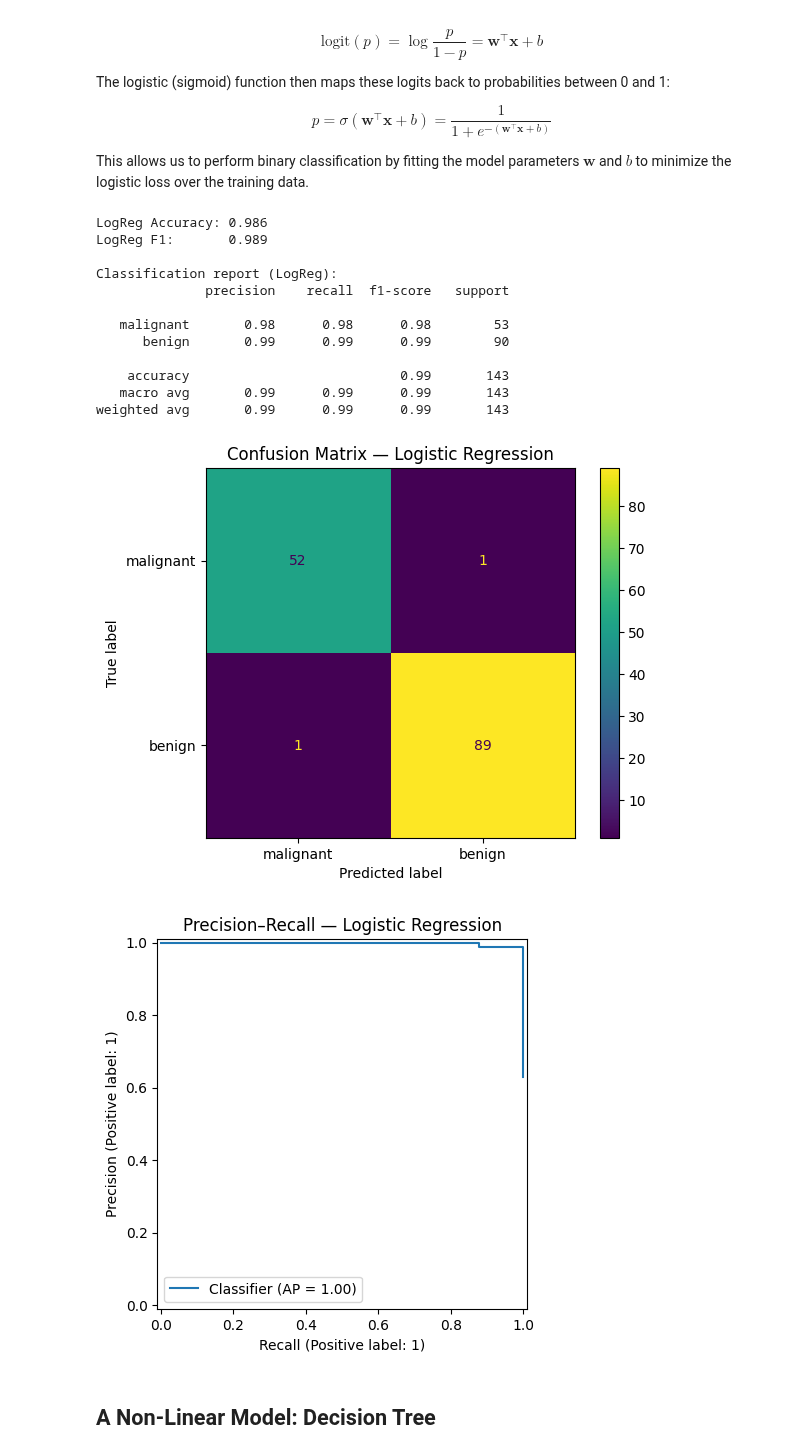
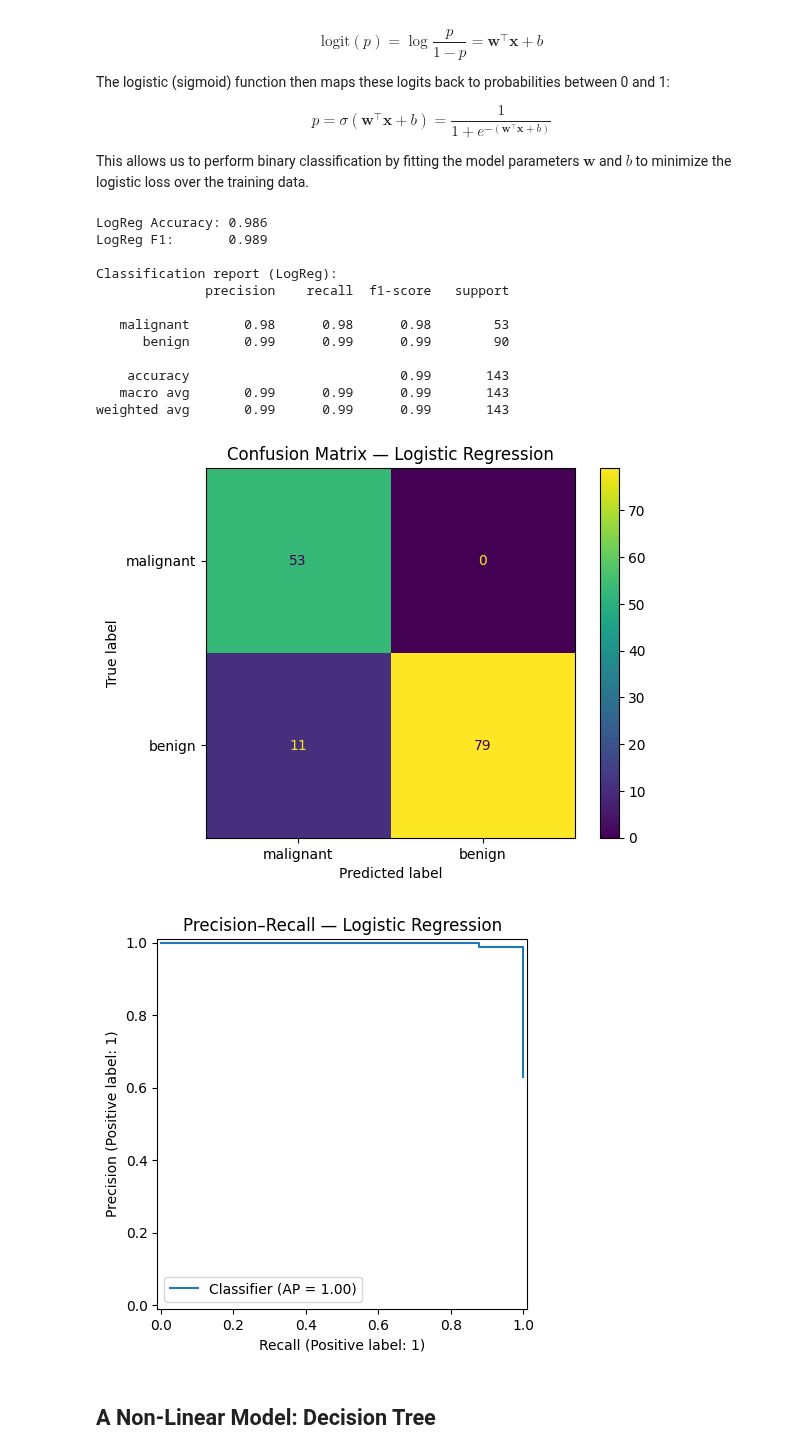
Before and after one commit to frederikgras/AIMA, a Jupyter notebook: week_02_ml_basics_I.ipynb, the cells around one changed output. Drawn from its saved outputs; the diff is of its cells as text; code cells hidden in the pictures.

```diff
--- a/week_02_ml_basics_I.ipynb
+++ b/week_02_ml_basics_I.ipynb
@@ -443,40 +443,42 @@ logreg.fit(X_train, y_train)
 y_pred_lr = logreg.predict(X_test)
 y_proba_lr = logreg.predict_proba(X_test)[:, 1]
 
+threshold = 0.9
+y_pred_thresh = (y_proba_lr >= threshold).astype(int)
 # And now we can check how well we did
 acc_lr = accuracy_score(y_test, y_pred_lr)
 f1_lr = f1_score(y_test, y_pred_lr)
 
 print(f"LogReg Accuracy: {acc_lr:.3f}")
 print(f"LogReg F1:       {f1_lr:.3f}")
 
 print("\nClassification report (LogReg):")
 print(classification_report(y_test, y_pred_lr, target_names=["malignant", "benign"]))
 
 # We can also plot the Confusion Matrix and our Precision and Recall stats,
 # which sklearn can do for us very easily, with classes we have already imported.
 # (The plt.figure() part is already taken care of by these classes.)
-ConfusionMatrixDisplay(confusion_matrix(y_test, y_pred_lr), display_labels=["malignant","benign"]).plot()
+ConfusionMatrixDisplay(confusion_matrix(y_test, y_pred_thresh), display_labels=["malignant","benign"]).plot()
 plt.title("Confusion Matrix — Logistic Regression")
 plt.show()
 
 PrecisionRecallDisplay.from_predictions(y_test, y_proba_lr)
 plt.title("Precision–Recall — Logistic Regression")
 plt.show()
 # %% [output]
 LogReg Accuracy: 0.986
 LogReg F1:       0.989
 
 Classification report (LogReg):
               precision    recall  f1-score   support
 
    malignant       0.98      0.98      0.98        53
       benign       0.99      0.99      0.99        90
 
     accuracy                           0.99       143
    macro avg       0.99      0.99      0.99       143
 weighted avg       0.99      0.99      0.99       143
-[figure, old version]
+[figure, new version]
 [figure]
 # %% [markdown]
 ## A Non-Linear Model: Decision Tree
```
